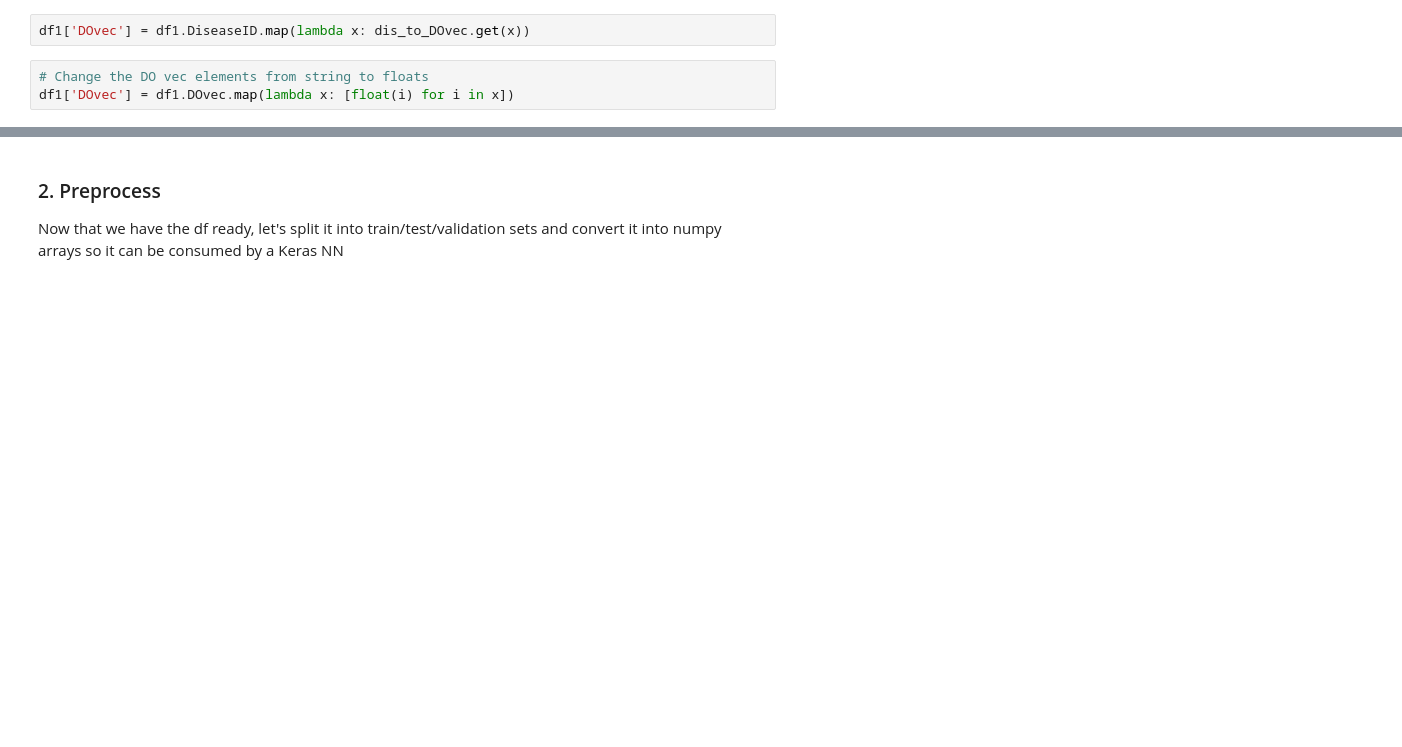
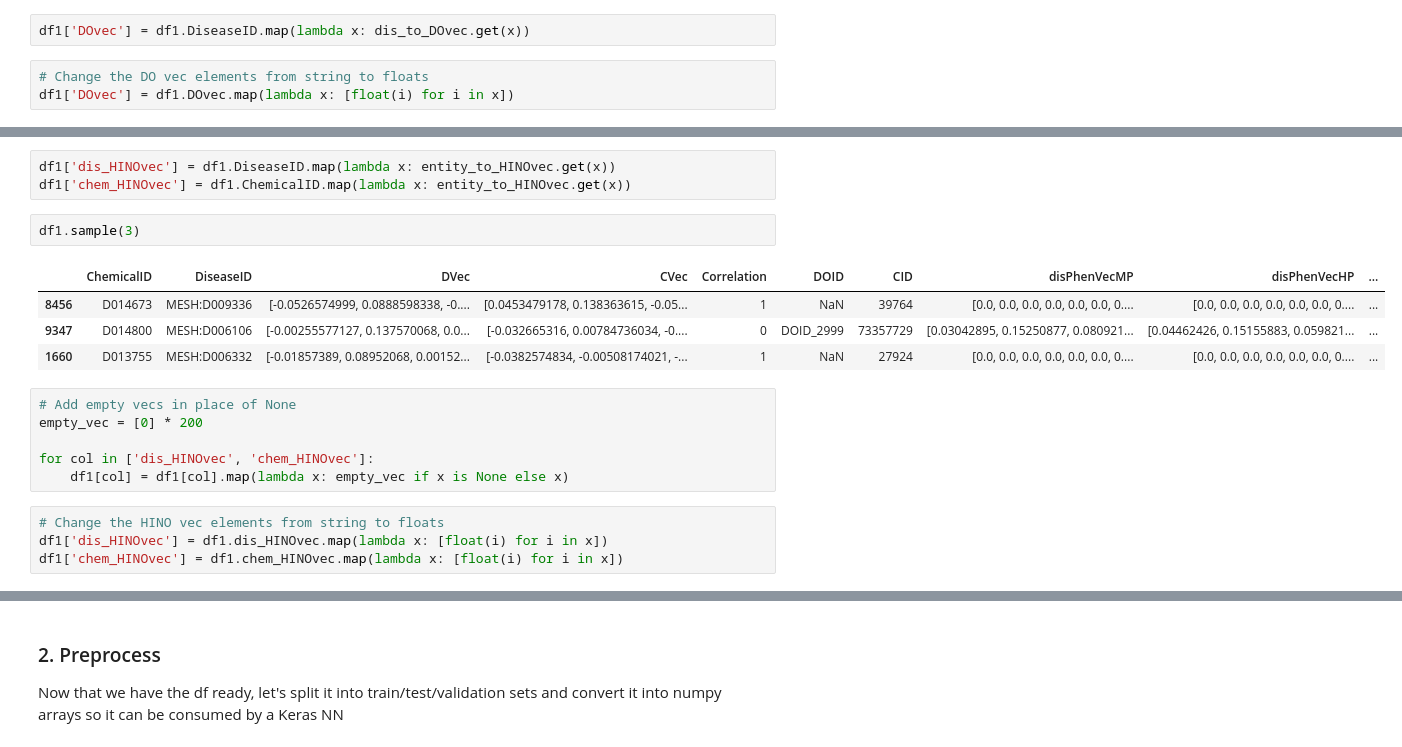
Before and after one commit to colemai/msc-thesis, a Jupyter notebook: opa/opa-nn.ipynb, the cells around one changed output, grey strips where cells are left out. Drawn from its saved outputs; the diff is of its cells as text; blank space fills up the shorter version.

```diff
--- a/opa/opa-nn.ipynb
+++ b/opa/opa-nn.ipynb
@@ -528,0 +539,20 @@ df1.DOvec.iloc[17115][0]
+# %%
+df1['dis_HINOvec'] = df1.DiseaseID.map(lambda x: entity_to_HINOvec.get(x))
+df1['chem_HINOvec'] = df1.ChemicalID.map(lambda x: entity_to_HINOvec.get(x))
+# %%
+df1.sample(3)
+# %% [output]
+|  | ChemicalID | DiseaseID | DVec | CVec | Correlation | DOID | CID | disPhenVecMP | disPhenVecHP | ... |
+| 8456 | D014673 | MESH:D009336 | [-0.0526574999, 0.0888598338, -0.... | [0.0453479178, 0.138363615, -0.05... | 1 | NaN | 39764 | [0.0, 0.0, 0.0, 0.0, 0.0, 0.0, 0.... | [0.0, 0.0, 0.0, 0.0, 0.0, 0.0, 0.... | ... |
+| 9347 | D014800 | MESH:D006106 | [-0.00255577127, 0.137570068, 0.0... | [-0.032665316, 0.00784736034, -0.... | 0 | DOID_2999 | 73357729 | [0.03042895, 0.15250877, 0.080921... | [0.04462426, 0.15155883, 0.059821... | ... |
+| 1660 | D013755 | MESH:D006332 | [-0.01857389, 0.08952068, 0.00152... | [-0.0382574834, -0.00508174021, -... | 1 | NaN | 27924 | [0.0, 0.0, 0.0, 0.0, 0.0, 0.0, 0.... | [0.0, 0.0, 0.0, 0.0, 0.0, 0.0, 0.... | ... |
+# %%
+# Add empty vecs in place of None
+empty_vec = [0] * 200
+
+for col in ['dis_HINOvec', 'chem_HINOvec']:
+    df1[col] = df1[col].map(lambda x: empty_vec if x is None else x)
+# %%
+# Change the HINO vec elements from string to floats
+df1['dis_HINOvec'] = df1.dis_HINOvec.map(lambda x: [float(i) for i in x])
+df1['chem_HINOvec'] = df1.chem_HINOvec.map(lambda x: [float(i) for i in x])
```
Also changed, not shown: parts of 19 cells of this notebook, 3 other files.
